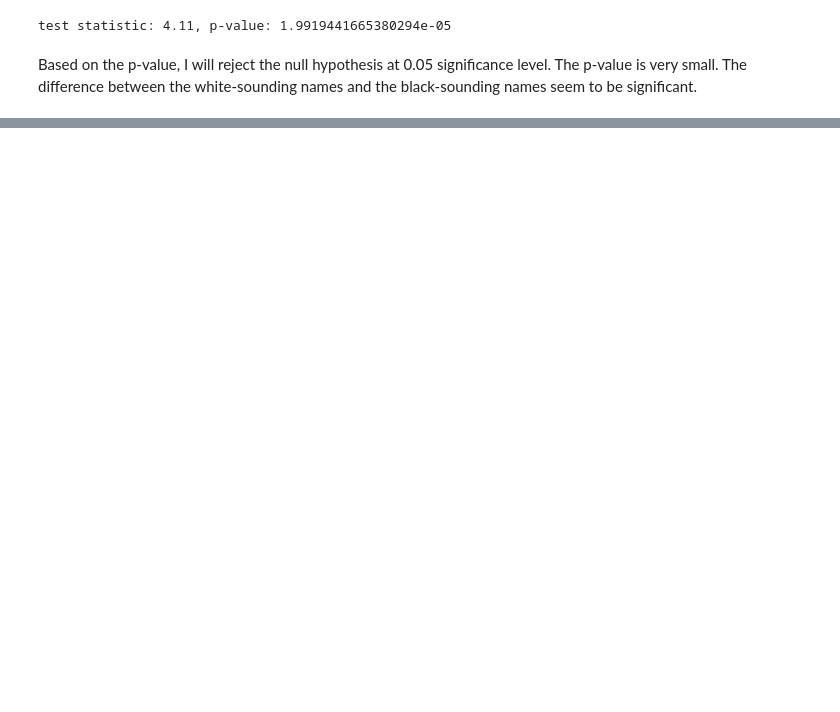
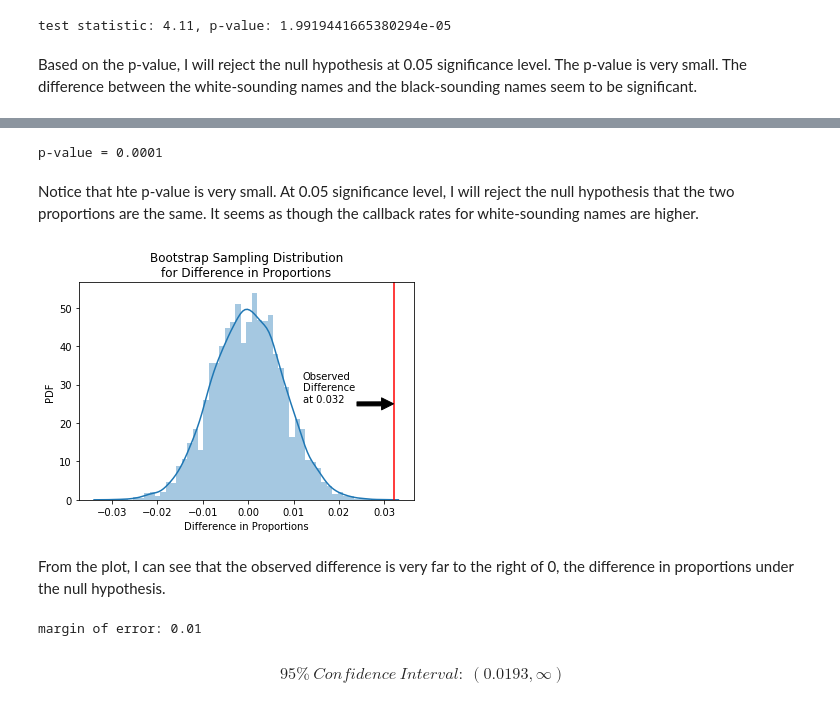
Before and after one commit to danielhanbitlee/Springboard, a Jupyter notebook: eda_projects/eda_racial_discrimination_job_market.ipynb, the cells around one changed output, grey strips where cells are left out. Drawn from its saved outputs; the diff is of its cells as text; code cells hidden in the pictures; blank space fills up the shorter version.

```diff
--- a/eda_projects/eda_racial_discrimination_job_market.ipynb
+++ b/eda_projects/eda_racial_discrimination_job_market.ipynb
@@ -211,4 +211,0 @@ p-value = 0.0001
-# %%
-_ = sns.distplot(bs_replicates)
-_ = plt.axvline(x=empirical_diff_proportions, color = 'red')
-plt.show()
@@ -246,4 +211,0 @@ p-value = 0.0
-# %%
-_ = sns.distplot(perm_replicates)
-_ = plt.axvline(x=empirical_diff_proportions, color = 'red')
-plt.show()
@@ -303,0 +230,61 @@ plt.show()
+# %%
+# define functions to use for bootstrap method
+def bootstrap_replicate_1d(data, func):
+    """Generate bootstrap replicate of 1d data"""
+    return func(np.random.choice(data, size=len(data)))
+def draw_bs_reps(data, func, size=1):
+    """Draw bootstrap replicates."""
+    return np.array([bootstrap_replicate_1d(data, func) for _ in range(size)])
+
+# recenter the datapoints to have the same mean
+w_call_shifted = pd.to_numeric(w) - p_w + p_overall
+b_call_shifted = pd.to_numeric(b) - p_b + p_overall
+
+# compute 10,000 bootstrap replicates from shifted arrays
+bs_replicates_w = draw_bs_reps(w_call_shifted, np.mean, 10000)
+bs_replicates_b = draw_bs_reps(b_call_shifted, np.mean, 10000)
+
+# get replicates of difference of proportions: bs_replicates
+bs_replicates = bs_replicates_w - bs_replicates_b
+
+# gompute and print p-value: p
+p = np.sum(bs_replicates >= empirical_diff_proportions) / 10000
+print('p-value =', p)
+# %% [output]
+p-value = 0.0001
+# %% [markdown]
+Notice that hte p-value is very small. At 0.05 significance level, I will reject the null hypothesis that the two proportions are the same. It seems as though the callback rates for white-sounding names are higher.
+# %%
+# bootstrap sampling distribution under null hypothesis
+_ = sns.distplot(bs_replicates, norm_hist = True)
+_ = plt.axvline(x=empirical_diff_proportions, color = 'red')
+_ = plt.title('Bootstrap Sampling Distribution\nfor Difference in Proportions')
+_ = plt.xlabel('Difference in Proportions')
+_ = plt.ylabel('PDF')
+_ = plt.annotate('Observed\nDifference\nat {}'.format(round(empirical_diff_proportions, 3)),
+                 xy = (empirical_diff_proportions, 25),
+                 xytext = (empirical_diff_proportions - 0.02, 25.5),
+                 arrowprops = dict(facecolor = 'black'))
+plt.show()
+# %% [output]
+[figure, added]
+# %% [markdown]
+From the plot, I can see that the observed difference is very far to the right of 0, the difference in proportions under the null hypothesis.
+# %%
+# construct bootstrap sampling distribution to construct 95% confidence interval
+# draw bootstrap samples and calculate proportions
+bs_replicates_w = draw_bs_reps(pd.to_numeric(w), np.mean, 10000)
+bs_replicates_b = draw_bs_reps(pd.to_numeric(b), np.mean, 10000)
+
+# calculate difference in proportions for all the bootstrap replicates
+bs_replicates_diff_proportions = bs_replicates_w - bs_replicates_b
+
+# calculate the 5th percentile of the bootstrap sampling distribution
+percentile_5th = np.percentile(bs_replicates_diff_proportions, q = 5)
+
+# margin of error and one-sided 95% confidence interval
+print('margin of error: {}'.format(round(empirical_diff_proportions - percentile_5th, 2)))
+display(Math(r'95\%\:Confidence\:Interval:\:({}, \infty)'.format(round(percentile_5th, 4))))
+# %% [output]
+margin of error: 0.01
+$$95\%\:Confidence\:Interval:\:(0.0193, \infty)$$
```
Also changed, not shown: parts of 31 cells of this notebook.
